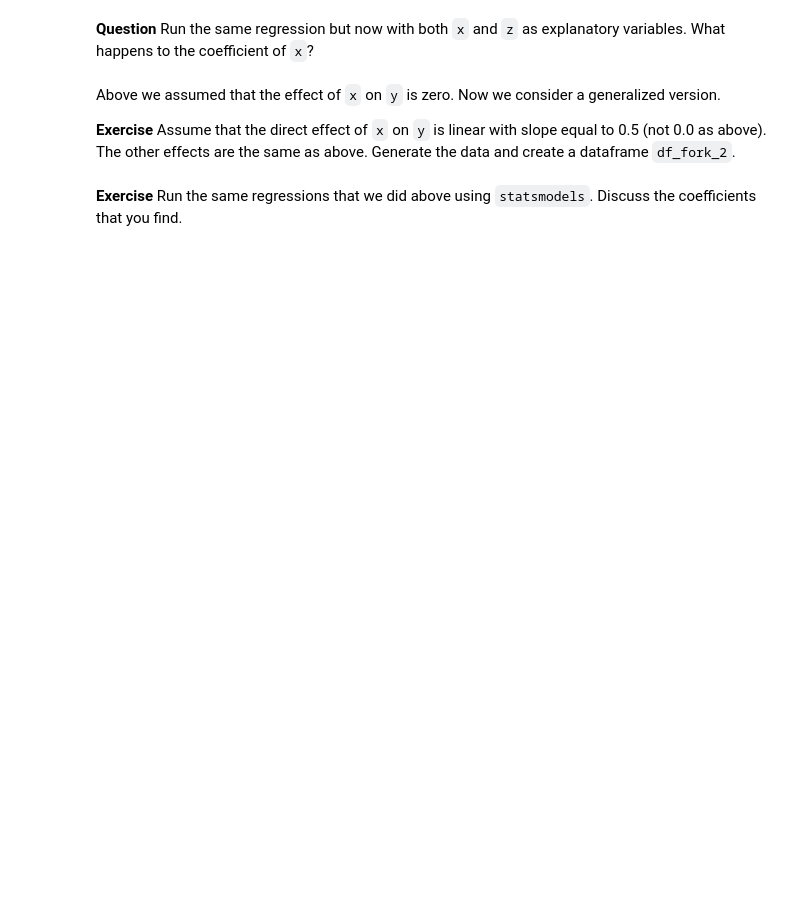
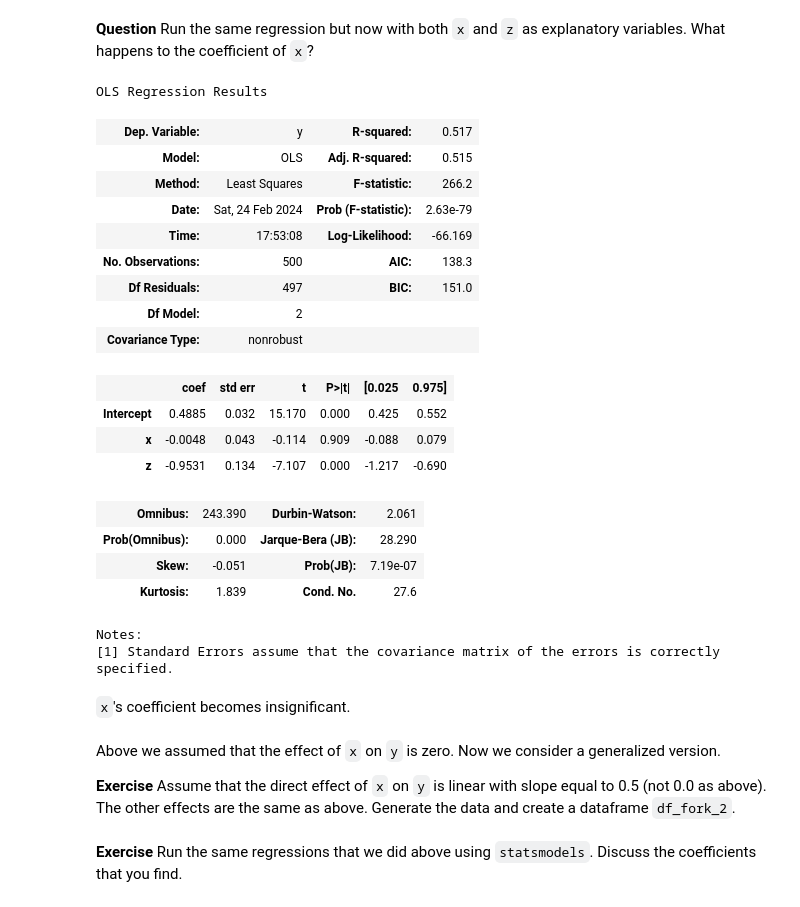
Before and after one commit to cejkiebo/msc_datascience, a Jupyter notebook: Statistical_Hacking.ipynb, the cells around one changed output. Saved outputs shown, nothing was run; the diff lists cells and outputs as text; code cells hidden in the pictures; blank space fills up the shorter version.

Commit message:
done the fork part

```diff
--- a/Statistical_Hacking.ipynb
+++ b/Statistical_Hacking.ipynb
@@ -487,3 +484,16 @@ raise NotImplementedError()
+# %%
+# YOUR CODE HERE
+z = np.random.random(500);
+x = 3*z + np.random.random(500);
+y = -1*z + np.random.random(500);
+
+df_fork = pd.DataFrame(
+    {
+        'x': x,
+        'y': y,
+        'z': z
+    }
+)
 # %% [markdown]
 Now we use [statsmodels](https://www.statsmodels.org/stable/index.html) to run the regression from `x` on `y`.
 
@@ -503,3 +530,33 @@ raise NotImplementedError()
+# %%
+# YOUR CODE HERE
+results_fork_correct = smf.ols(
+    formula = 'y~x+z',
+    data = df_fork
+).fit();
+results_fork_correct.summary()
+# %% [output]
+OLS Regression Results
+| Dep. Variable: | y | R-squared: | 0.517 |
+| Model: | OLS | Adj. R-squared: | 0.515 |
+| Method: | Least Squares | F-statistic: | 266.2 |
+| Date: | Sat, 24 Feb 2024 | Prob (F-statistic): | 2.63e-79 |
+| Time: | 17:53:08 | Log-Likelihood: | -66.169 |
+| No. Observations: | 500 | AIC: | 138.3 |
+| Df Residuals: | 497 | BIC: | 151.0 |
+| Df Model: | 2 |  |  |
+| Covariance Type: | nonrobust |  |  |
+|  | coef | std err | t | P>|t| | [0.025 | 0.975] |
+| Intercept | 0.4885 | 0.032 | 15.170 | 0.000 | 0.425 | 0.552 |
+| x | -0.0048 | 0.043 | -0.114 | 0.909 | -0.088 | 0.079 |
+| z | -0.9531 | 0.134 | -7.107 | 0.000 | -1.217 | -0.690 |
+| Omnibus: | 243.390 | Durbin-Watson: | 2.061 |
+| Prob(Omnibus): | 0.000 | Jarque-Bera (JB): | 28.290 |
+| Skew: | -0.051 | Prob(JB): | 7.19e-07 |
+| Kurtosis: | 1.839 | Cond. No. | 27.6 |
+Notes:
+[1] Standard Errors assume that the covariance matrix of the errors is correctly specified.
+# %% [markdown]
+`x`'s coefficient becomes insignificant.
 # %% [markdown]
 Above we assumed that the effect of `x` on `y` is zero. Now we consider a generalized version.
 
```
Also changed, not shown: parts of 11 cells of this notebook.
